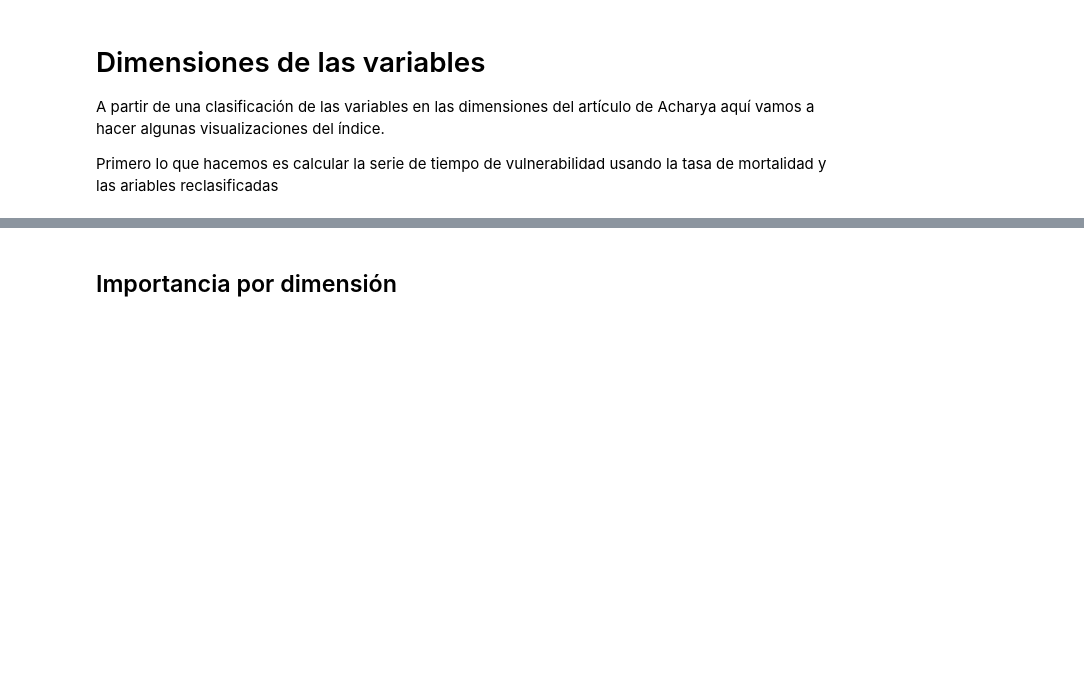
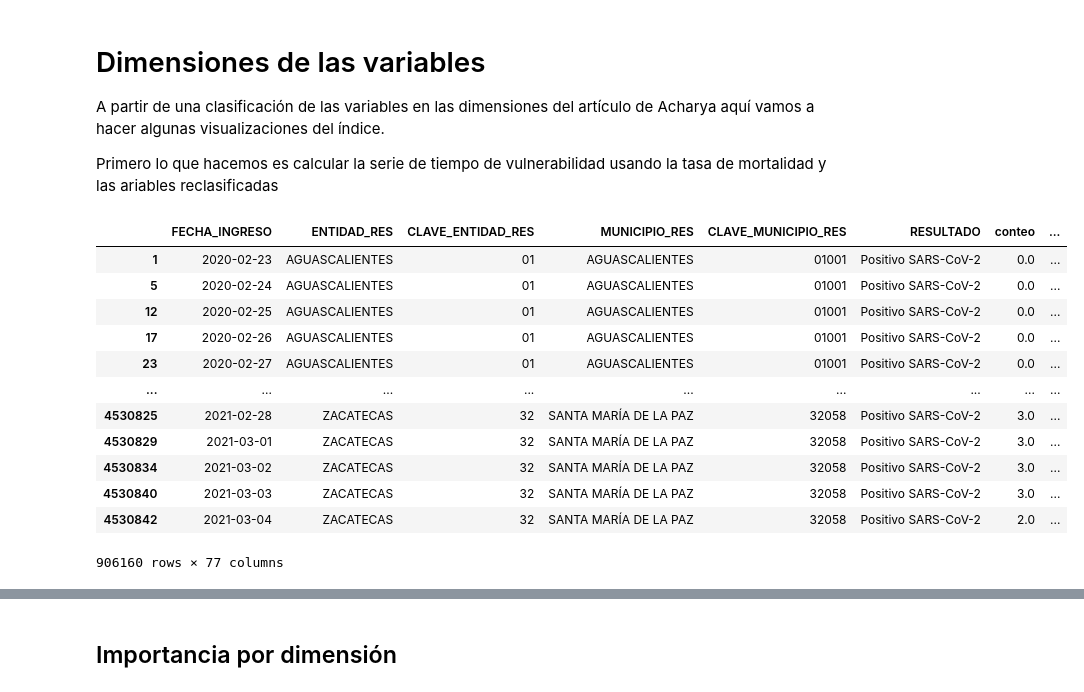
Before and after one commit to rausial/covid19_vulnerabilidad_mex, a Jupyter notebook: 05_Dimensiones_vulnerabilidad.ipynb, the cells around one changed output, grey strips where cells are left out. Drawn from its saved outputs; the diff is of its cells as text; code cells hidden in the pictures; blank space fills up the shorter version.

```diff
--- a/05_Dimensiones_vulnerabilidad.ipynb
+++ b/05_Dimensiones_vulnerabilidad.ipynb
@@ -56,6 +56,22 @@ serie_municipal[['conteo', 'defunciones']] = serie_municipal[[f'conteo_{ventana_
 serie_municipal = serie_municipal.drop(columns=[f'conteo_{ventana_dias}dias',
                                    f'defunciones_{ventana_dias}dias'])
 serie_municipal = agregar_tasas_municipales(serie_municipal)
+# %%
+serie_municipal
+# %% [output]
+|  | FECHA_INGRESO | ENTIDAD_RES | CLAVE_ENTIDAD_RES | MUNICIPIO_RES | CLAVE_MUNICIPIO_RES | RESULTADO | conteo | ... |
+| 1 | 2020-02-23 | AGUASCALIENTES | 01 | AGUASCALIENTES | 01001 | Positivo SARS-CoV-2 | 0.0 | ... |
+| 5 | 2020-02-24 | AGUASCALIENTES | 01 | AGUASCALIENTES | 01001 | Positivo SARS-CoV-2 | 0.0 | ... |
+| 12 | 2020-02-25 | AGUASCALIENTES | 01 | AGUASCALIENTES | 01001 | Positivo SARS-CoV-2 | 0.0 | ... |
+| 17 | 2020-02-26 | AGUASCALIENTES | 01 | AGUASCALIENTES | 01001 | Positivo SARS-CoV-2 | 0.0 | ... |
+| 23 | 2020-02-27 | AGUASCALIENTES | 01 | AGUASCALIENTES | 01001 | Positivo SARS-CoV-2 | 0.0 | ... |
+| ... | ... | ... | ... | ... | ... | ... | ... | ... |
+| 4530825 | 2021-02-28 | ZACATECAS | 32 | SANTA MARÍA DE LA PAZ | 32058 | Positivo SARS-CoV-2 | 3.0 | ... |
+| 4530829 | 2021-03-01 | ZACATECAS | 32 | SANTA MARÍA DE LA PAZ | 32058 | Positivo SARS-CoV-2 | 3.0 | ... |
+| 4530834 | 2021-03-02 | ZACATECAS | 32 | SANTA MARÍA DE LA PAZ | 32058 | Positivo SARS-CoV-2 | 3.0 | ... |
+| 4530840 | 2021-03-03 | ZACATECAS | 32 | SANTA MARÍA DE LA PAZ | 32058 | Positivo SARS-CoV-2 | 3.0 | ... |
+| 4530842 | 2021-03-04 | ZACATECAS | 32 | SANTA MARÍA DE LA PAZ | 32058 | Positivo SARS-CoV-2 | 2.0 | ... |
+906160 rows × 77 columns
 # %%
 modelos, serie = periodo_vulnerabilidad_con_dataframe(
             serie_municipal,
```
Also changed, not shown: parts of 8 cells of this notebook.
